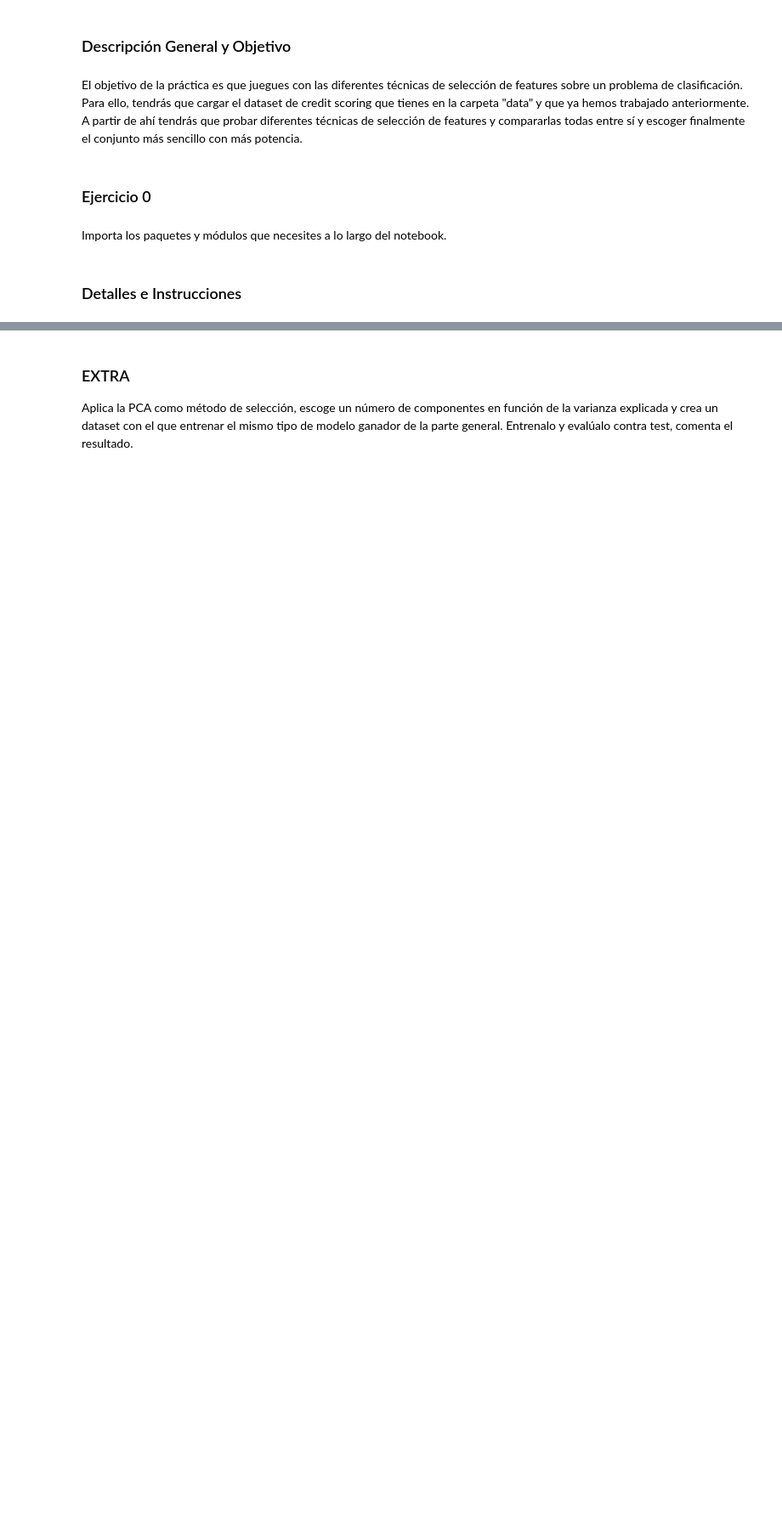
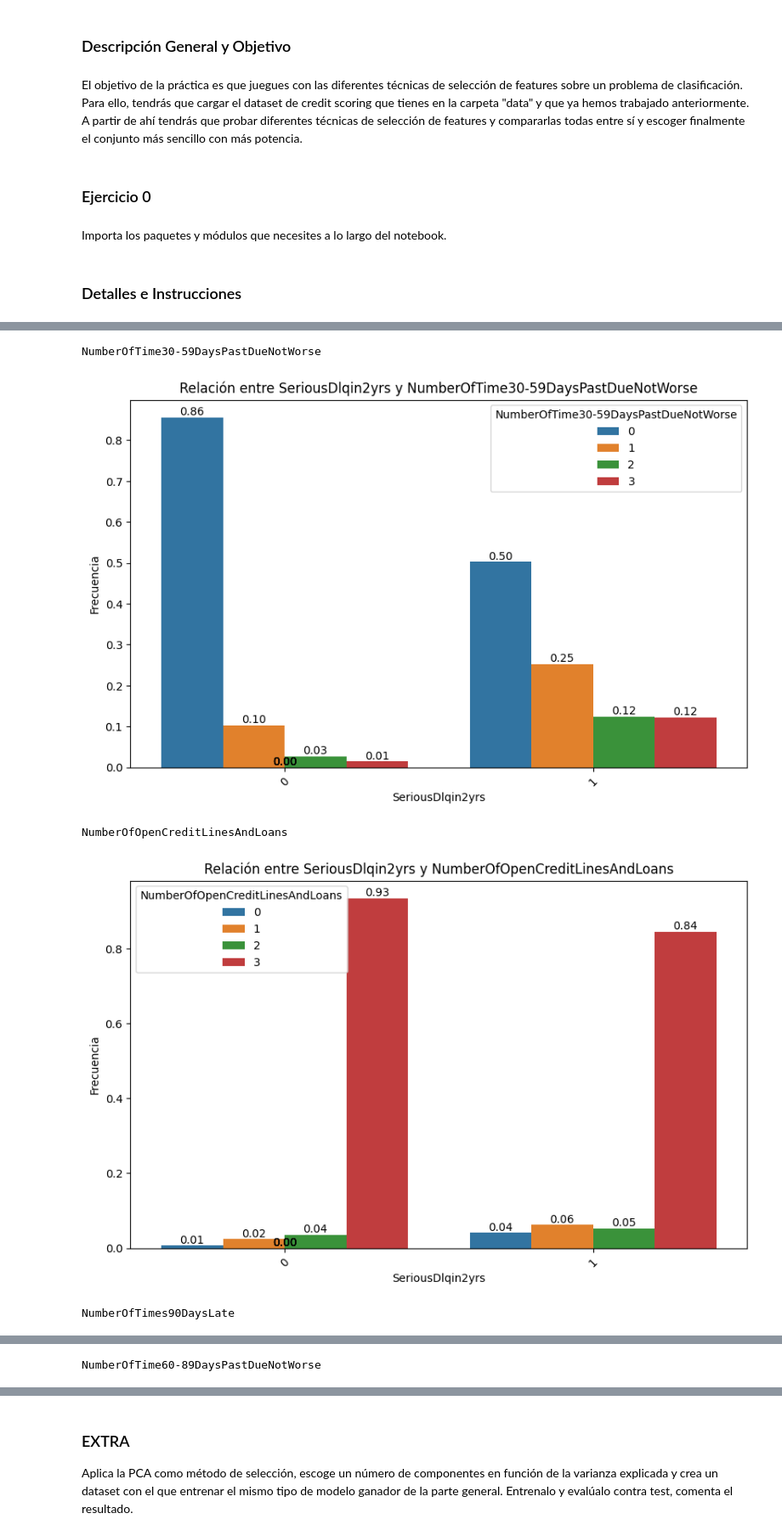
Before and after one commit to rafaneda7/ONLINE_DS_THEBRIDGE_RAFAELNEDA, a Jupyter notebook: Sprint 14 - ML Modelos No Supervisados II - PC y Feature Selection/Unidad 2/Practica obligatoria S14U2/18_Practica_Obligatoria_Seleccion_Features.ipynb, the cells around one changed output, grey strips where cells are left out. Shown at 85% size. Drawn from its saved outputs; the diff is of its cells as text; code cells hidden in the pictures; blank space fills up the shorter version.

```diff
--- a/Sprint 14 - ML Modelos No Supervisados II - PC y Feature Selection/Unidad 2/Practica obligatoria S14U2/18_Practica_Obligatoria_Seleccion_Features.ipynb
+++ b/Sprint 14 - ML Modelos No Supervisados II - PC y Feature Selection/Unidad 2/Practica obligatoria S14U2/18_Practica_Obligatoria_Seleccion_Features.ipynb
@@ -68,0 +199,14 @@ Sigue los pasos del proceso de ML que hemos aprendido para problemas supervisado
+# %%
+featuresConversion = [col for col in train_set.columns if 'NumberOf' in col]
+featuresConversion.append('NumberRealEstateLoansOrLines')
+# %%
+for col in featuresConversion:
+    train_set[col] = pd.cut(train_set[col], bins=[-1, 0, 1, 2, float('inf')], labels = [0, 1, 2, 3])
+
+for col in featuresConversion:
+    test_set[col] = pd.cut(test_set[col], bins=[-1, 0, 1, 2, float('inf')], labels = [0, 1, 2, 3])
+# %%
+for col in train_set.columns:
+    print(f"\n🔹 Value Counts de '{col}':")
+    print(train_set[col].value_counts())
+    print("_" * 50)
@@ -68,0 +261,3 @@ Sigue los pasos del proceso de ML que hemos aprendido para problemas supervisado
+# %%
+features_cat = featuresConversion
+features_num = [col for col in df.columns if col not in features_cat and col != target]
@@ -68,0 +279,10 @@ Sigue los pasos del proceso de ML que hemos aprendido para problemas supervisado
+# %%
+for col in features_cat:
+    print(col)
+    bvt.plot_categorical_relationship_fin(train_set, cat_col1=target, cat_col2=col, relative_freq=True, show_values=True)
+# %% [output]
+NumberOfTime30-59DaysPastDueNotWorse
+[figure, added]
+NumberOfOpenCreditLinesAndLoans
+[figure, added]
+NumberOfTimes90DaysLate
@@ -68,0 +290 @@ Sigue los pasos del proceso de ML que hemos aprendido para problemas supervisado
+NumberOfTime60-89DaysPastDueNotWorse
```
Also changed, not shown: parts of 82 cells of this notebook, 5 other files.
